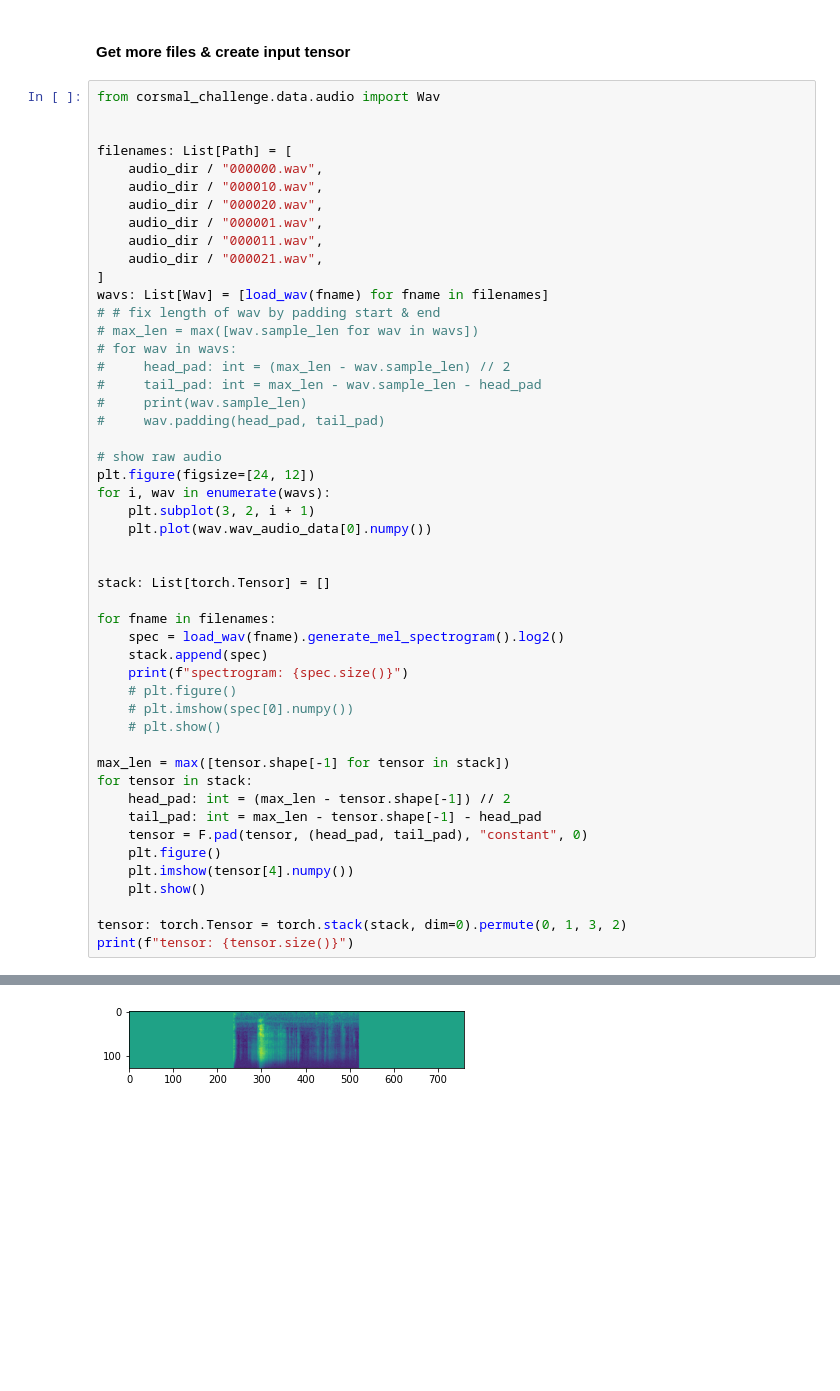
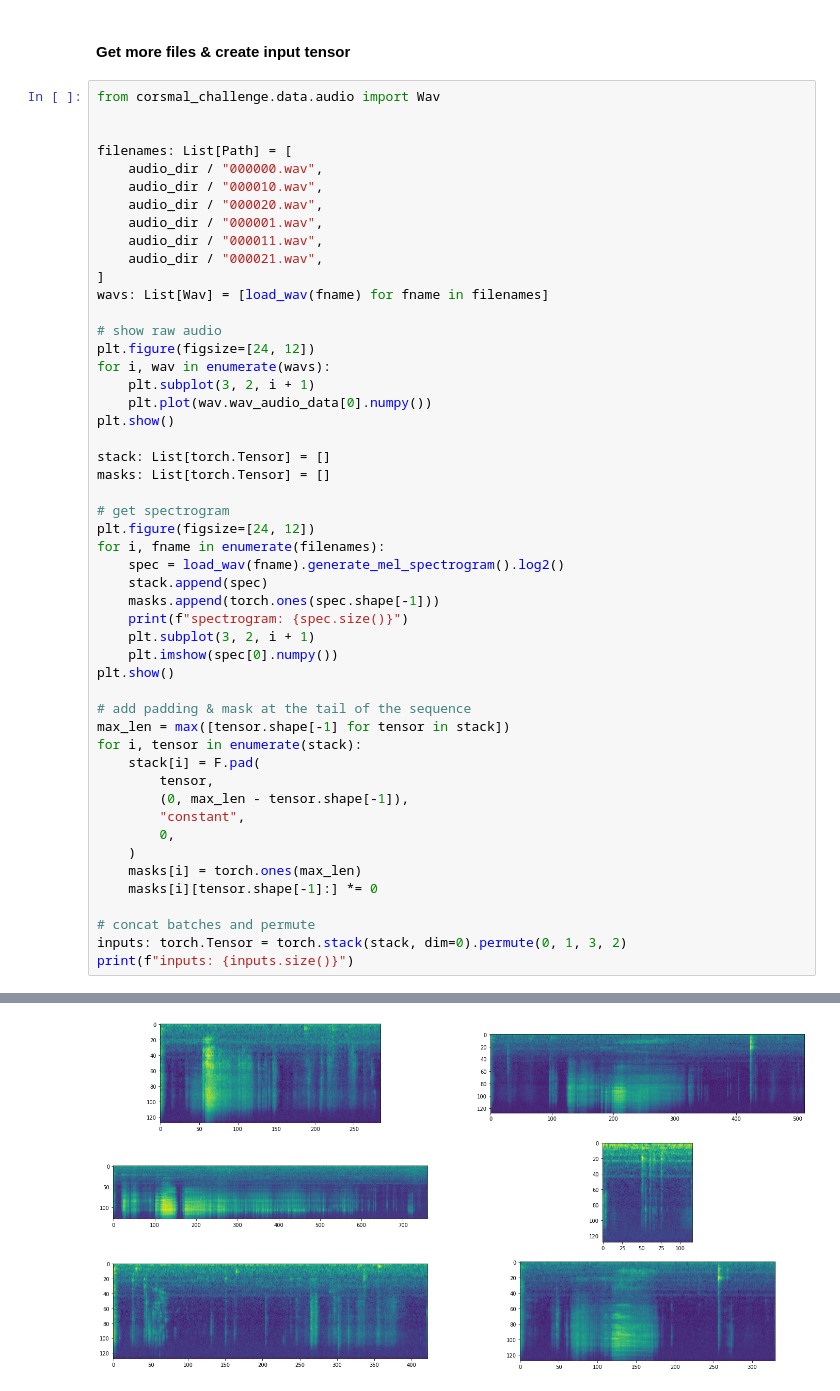
Before and after one commit to 5ei74R0/corsmal_challenge, a Jupyter notebook: experiments/20220111-make_pipeline.ipynb, the cells around one changed output, grey strips where cells are left out. Drawn from its saved outputs; the diff is of its cells as text; blank space fills up the shorter version.

```diff
--- a/experiments/20220111-make_pipeline.ipynb
+++ b/experiments/20220111-make_pipeline.ipynb
@@ -58,40 +58,41 @@ filenames: List[Path] = [
     audio_dir / "000021.wav",
 ]
 wavs: List[Wav] = [load_wav(fname) for fname in filenames]
-# # fix length of wav by padding start & end
-# max_len = max([wav.sample_len for wav in wavs])
-# for wav in wavs:
-#     head_pad: int = (max_len - wav.sample_len) // 2
-#     tail_pad: int = max_len - wav.sample_len - head_pad
-#     print(wav.sample_len)
-#     wav.padding(head_pad, tail_pad)
 
 # show raw audio
 plt.figure(figsize=[24, 12])
 for i, wav in enumerate(wavs):
     plt.subplot(3, 2, i + 1)
     plt.plot(wav.wav_audio_data[0].numpy())
-
+plt.show()
 
 stack: List[torch.Tensor] = []
+masks: List[torch.Tensor] = []
 
-for fname in filenames:
+# get spectrogram
+plt.figure(figsize=[24, 12])
+for i, fname in enumerate(filenames):
     spec = load_wav(fname).generate_mel_spectrogram().log2()
     stack.append(spec)
+    masks.append(torch.ones(spec.shape[-1]))
     print(f"spectrogram: {spec.size()}")
-    # plt.figure()
-    # plt.imshow(spec[0].numpy())
-    # plt.show()
+    plt.subplot(3, 2, i + 1)
+    plt.imshow(spec[0].numpy())
+plt.show()
 
+# add padding & mask at the tail of the sequence
 max_len = max([tensor.shape[-1] for tensor in stack])
-for tensor in stack:
-    head_pad: int = (max_len - tensor.shape[-1]) // 2
-    tail_pad: int = max_len - tensor.shape[-1] - head_pad
-    tensor = F.pad(tensor, (head_pad, tail_pad), "constant", 0)
-    plt.figure()
-    plt.imshow(tensor[4].numpy())
-    plt.show()
+for i, tensor in enumerate(stack):
+    stack[i] = F.pad(
+        tensor,
+        (0, max_len - tensor.shape[-1]),
+        "constant",
+        0,
+    )
+    masks[i] = torch.ones(max_len)
+    masks[i][tensor.shape[-1]:] *= 0
 
-tensor: torch.Tensor = torch.stack(stack, dim=0).permute(0, 1, 3, 2)
-print(f"tensor: {tensor.size()}")
+# concat batches and permute
+inputs: torch.Tensor = torch.stack(stack, dim=0).permute(0, 1, 3, 2)
+print(f"inputs: {inputs.size()}")
 # %% [output]
@@ -116 +106 @@ tensor([[[0., 0., 0.,  ..., 0., 0., 0.],
-[figure, old version]
+[figure, new version]
```
Also changed, not shown: parts of 3 cells of this notebook, 3 other files.
